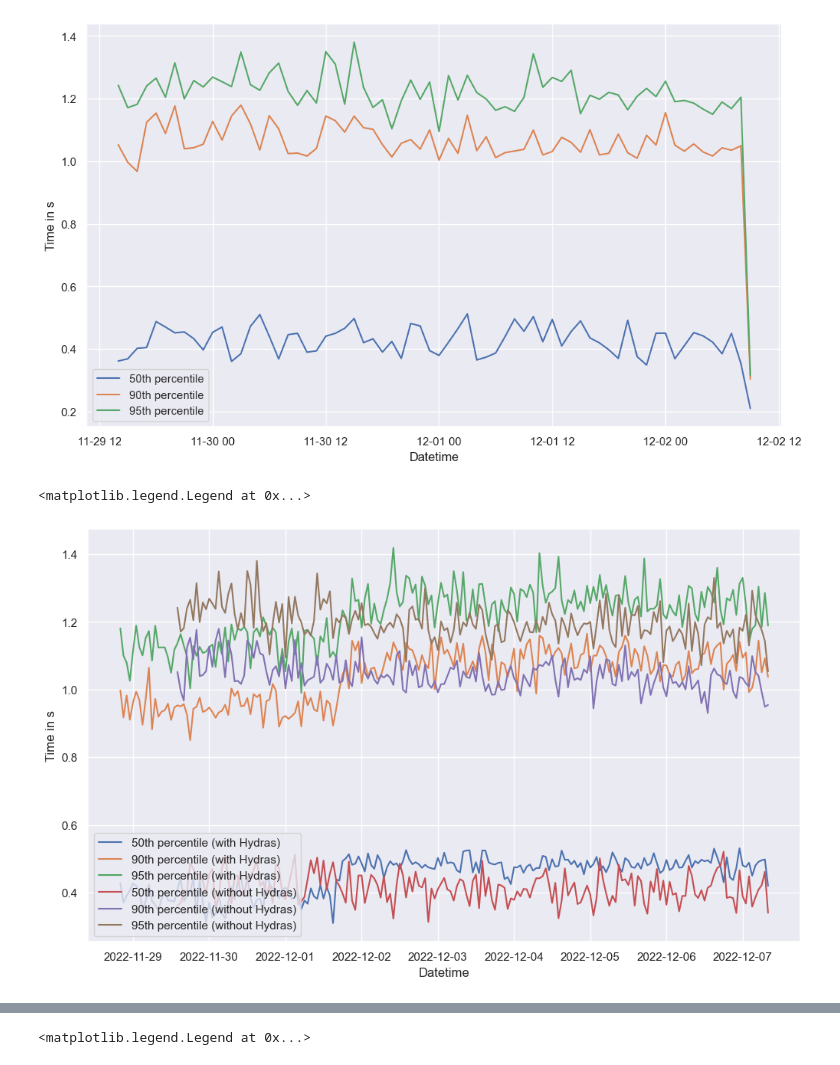
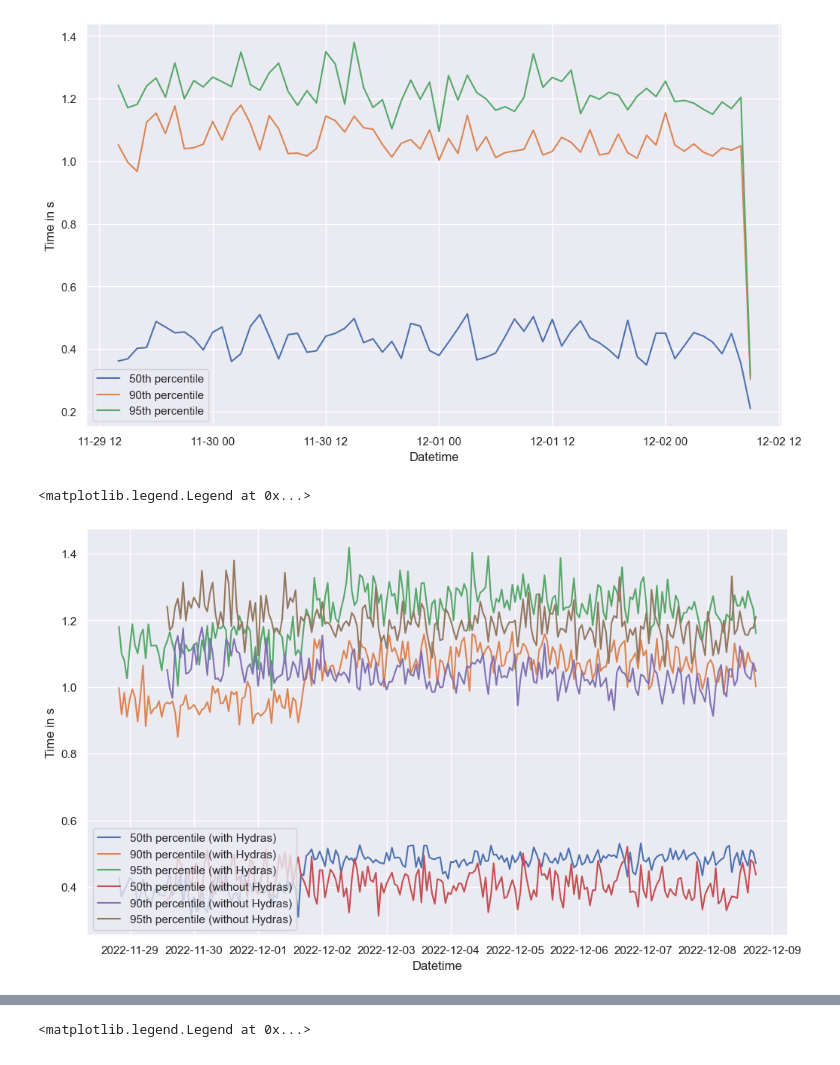
Before and after one commit to dennis-tra/ipfs-lookup-measurement, a Jupyter notebook: analysis/2022-11-28-hydra-dial-down.ipynb, the cells around one changed output, grey strips where cells are left out. Saved outputs shown, nothing was run; the diff lists cells and outputs as text; code cells hidden in the pictures.

```diff
--- a/analysis/2022-11-28-hydra-dial-down.ipynb
+++ b/analysis/2022-11-28-hydra-dial-down.ipynb
@@ -22,7 +22,7 @@ def cdf(series: pd.Series) -> pd.DataFrame:
         "cdf": np.linspace(0, 1, len(series) + 1)
     })
 # %%
-path = "../data/2022-12-07_hydra_dial_down"
+path = "../data/2022-12-08_hydra_dial_down"
 # %%
 values = []
 for fn in os.listdir(path):
@@ -219,6 +219,6 @@ df_retrievals
 # %%
 data = df_retrievals[df_retrievals["with_hydras"]]
-data = data[data["started_at"] < "2022-12-07T09:00"]
+data = data[data["started_at"] < "2022-12-08T19:00"]
 grp = data.groupby(by=[data.started_at.map(lambda started_at: started_at.replace(minute=0, second=0, microsecond=0))])
 grp.find_first_provider_duration.quantile([.5, .9, .95])
 df = grp.quantile([.5, .9, .95])
@@ -267,36 +267,36 @@ ax.legend()
 # %%
 fig, ax = plt.subplots(figsize=[12, 7])
 
 percentiles = [50, 90, 95]
 
 data = df_retrievals[df_retrievals["with_hydras"] == True]
-data = data[data["started_at"] < "2022-12-07T09:00"]
+data = data[data["started_at"] < "2022-12-08T19:00"]
 data = data[data["started_at"] > "2022-11-28T20:00"]
 grp = data.groupby(by=[data.started_at.map(lambda started_at: started_at.replace(minute=0, second=0, microsecond=0))])
 df = grp.quantile([.5, .9, .95])
 df.reset_index(inplace=True)
 
 for percentile in percentiles:
     dat = df[df["level_1"] == percentile / 100]
     ax.plot(dat["started_at"], dat["find_first_provider_duration"], label=f"{percentile}th percentile (with Hydras)")
 
 data = df_retrievals[df_retrievals["with_hydras"] == False]
-data = data[data["started_at"] < "2022-12-07T09:00"]
+data = data[data["started_at"] < "2022-12-08T19:00"]
 grp = data.groupby(by=[data.started_at.map(lambda started_at: started_at.replace(minute=0, second=0, microsecond=0))])
 df = grp.quantile([.5, .9, .95])
 df.reset_index(inplace=True)
 df = df[df["started_at"] > '2022-11-28T20:00']
 
 for percentile in percentiles:
     dat = df[df["level_1"] == percentile / 100]
     ax.plot(dat["started_at"], dat["find_first_provider_duration"], label=f"{percentile}th percentile (without Hydras)")
 
 ax.set_ylabel("Time in s")
 ax.set_xlabel("Datetime")
 ax.legend(loc="lower left")
 # %% [output]
 <matplotlib.legend.Legend at 0x...>
-[figure, old version]
+[figure, new version]
 # %%
 
 after_dial_down = df_retrievals[df_retrievals["with_hydras"] == True]
```
Also changed, not shown: parts of 6 cells of this notebook.
